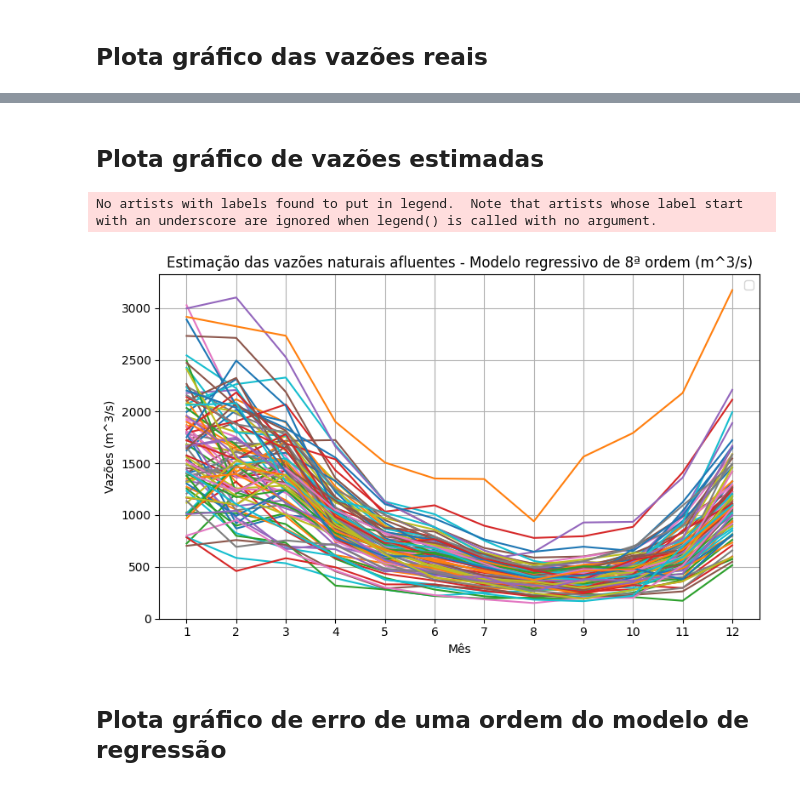
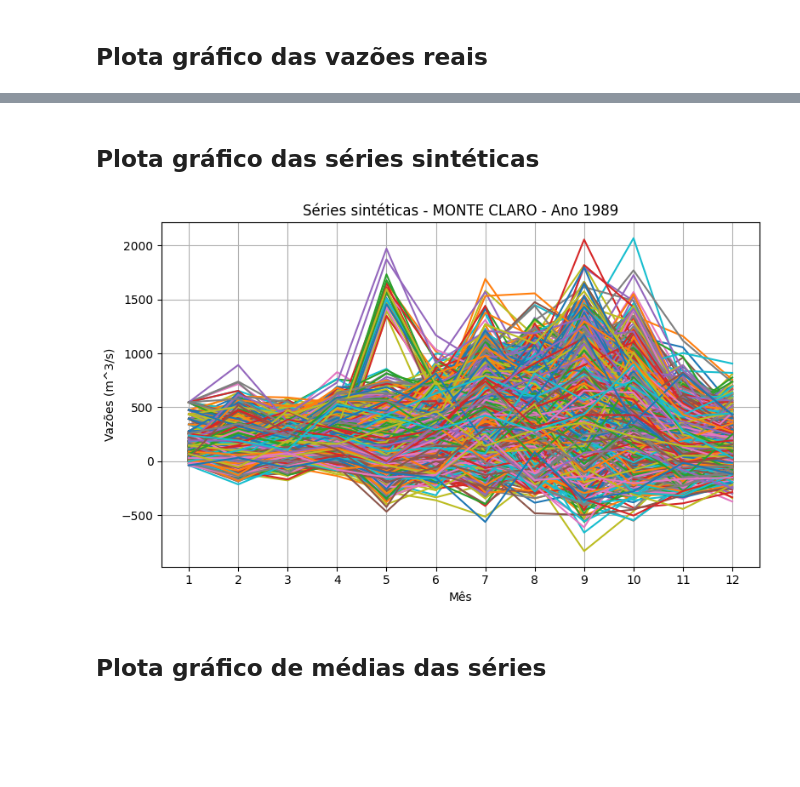
Before and after one commit to AndreMarcato/Planerg_2023, a Jupyter notebook: series_sinteticas_RaulMota.ipynb, the cells around one changed output, grey strips where cells are left out. Saved outputs shown, nothing was run; the diff lists cells and outputs as text; code cells hidden in the pictures; blank space fills up the shorter version.

Commit message:
Atividade 06 - Versão final
Geração de séries sintéticas de afluência

```diff
--- a/series_sinteticas_RaulMota.ipynb
+++ b/series_sinteticas_RaulMota.ipynb
@@ -346,0 +339,14 @@ for i_ordem, erros_ordem in enumerate(erros):
+# %%
+import numpy as np
+
+Ano_Inicial = 1989
+Mes_inicial = 0
+Numero_Series = 1
+Numero_Repeticoes = 2000
+
+phi, matriz_residuos = otimiza_modelo(Nome_Usina)
+
+series_sinteticas = cria_serie_sintetica(Nome_Usina, phi, matriz_residuos, Numero_Series, Ano_Inicial, Mes_inicial)
+
+for i in range(Numero_Repeticoes):
+    series_sinteticas = np.vstack((series_sinteticas, cria_serie_sintetica(Nome_Usina, phi, matriz_residuos, Numero_Series, Ano_Inicial, Mes_inicial)))
@@ -353,30 +374,29 @@ PMO.confhd.plot_vaz(usina)
+# %% [markdown]
+## Plota gráfico das séries sintéticas
+# %%
+import numpy as np
+import matplotlib.pyplot as plt
+
+plt.figure(figsize=(8,5))
+
+mes_plot = np.arange(1,13,1)
+
+for serie in series_sinteticas:
+    plt.plot(mes_plot, serie)
+
+# plt.plot(mes_plot, VNA[Ano_Inicial-1931], label="Ano Analisado")
+
+plt.title('Séries sintéticas - ' + Nome_Usina + ' - Ano ' + str(Ano_Inicial))
+plt.xlabel('Mês')
+plt.ylabel('Vazões (m^3/s)')
+
+# plt.legend()
+
+plt.xticks(mes_plot)
+plt.grid()
+plt.tight_layout()
+plt.show()
+# %% [output]
+[figure, added]
 # %% [markdown]
-## Plota gráfico de vazões estimadas
+## Plota gráfico de médias das séries
-# %%
-import numpy as np
-import matplotlib.pyplot as plt
-
-plt.figure(figsize=(8,5))
-
-mes_plot = np.arange(1,13,1)
-ordem = 7
-
-for i,vazoes_estimadas_anuais in enumerate(vazoes_estimadas[ordem+1]):
-    if (i > 0):
-        plt.plot(mes_plot, vazoes_estimadas_anuais)
-
-plt.title('Estimação das vazões naturais afluentes - Modelo regressivo de ' + str(ordem+1) + 'ª ordem (m^3/s)')
-plt.xlabel('Mês')
-plt.ylabel('Vazões (m^3/s)')
-
-plt.legend()
-
-plt.xticks(mes_plot)
-plt.grid()
-plt.tight_layout()
-plt.show()
-# %% [output]
-No artists with labels found to put in legend.  Note that artists whose label start with an underscore are ignored when legend() is called with no argument.
-[figure, removed]
-# %% [markdown]
-## Plota gráfico de erro de uma ordem do modelo de regressão
```
Also changed, not shown: parts of 17 cells of this notebook.
